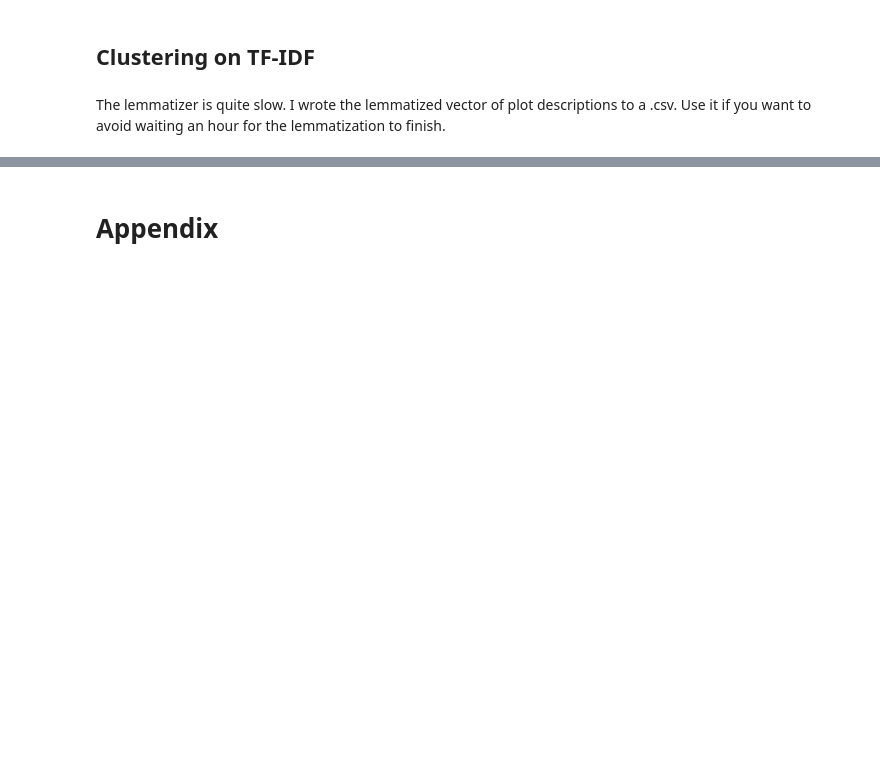
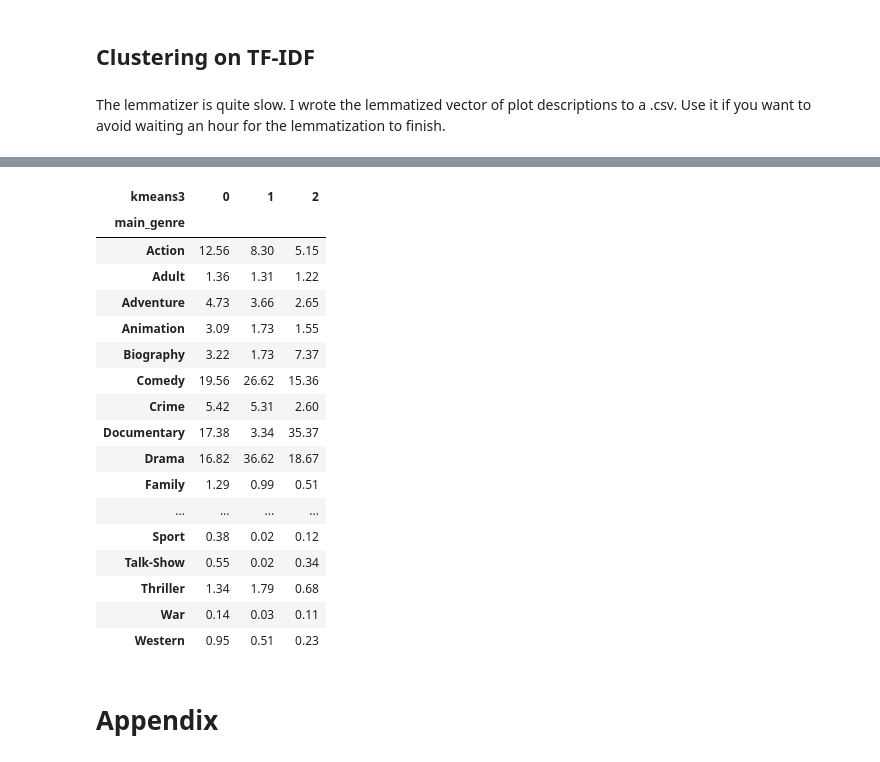
Before and after one commit to Dscronias/yet-another-imdb-project, a Jupyter notebook: Analysis.ipynb, the cells around one changed output, grey strips where cells are left out. Drawn from its saved outputs; the diff is of its cells as text; code cells hidden in the pictures; blank space fills up the shorter version.

```diff
--- a/Analysis.ipynb
+++ b/Analysis.ipynb
@@ -964,3 +1094,29 @@ df_desc.loc[:,["tconst", "plot"]].rename(columns={"plot":"plot_lemmatized"}).to_
+# %%
+round(
+    pd.crosstab(
+        index=df_desc["main_genre"],
+        columns=df_desc["kmeans3"]
+    ).apply(lambda x: x/x.sum(), axis=0)*100, 2
+)
+# %% [output]
+| kmeans3 | 0 | 1 | 2 |
+| main_genre |  |  |  |
+| Action | 12.56 | 8.30 | 5.15 |
+| Adult | 1.36 | 1.31 | 1.22 |
+| Adventure | 4.73 | 3.66 | 2.65 |
+| Animation | 3.09 | 1.73 | 1.55 |
+| Biography | 3.22 | 1.73 | 7.37 |
+| Comedy | 19.56 | 26.62 | 15.36 |
+| Crime | 5.42 | 5.31 | 2.60 |
+| Documentary | 17.38 | 3.34 | 35.37 |
+| Drama | 16.82 | 36.62 | 18.67 |
+| Family | 1.29 | 0.99 | 0.51 |
+| ... | ... | ... | ... |
+| Sport | 0.38 | 0.02 | 0.12 |
+| Talk-Show | 0.55 | 0.02 | 0.34 |
+| Thriller | 1.34 | 1.79 | 0.68 |
+| War | 0.14 | 0.03 | 0.11 |
+| Western | 0.95 | 0.51 | 0.23 |
 # %% [markdown]
 # Appendix
 # %% [markdown]
```
Also changed, not shown: parts of 9 cells of this notebook, 1 other file.
